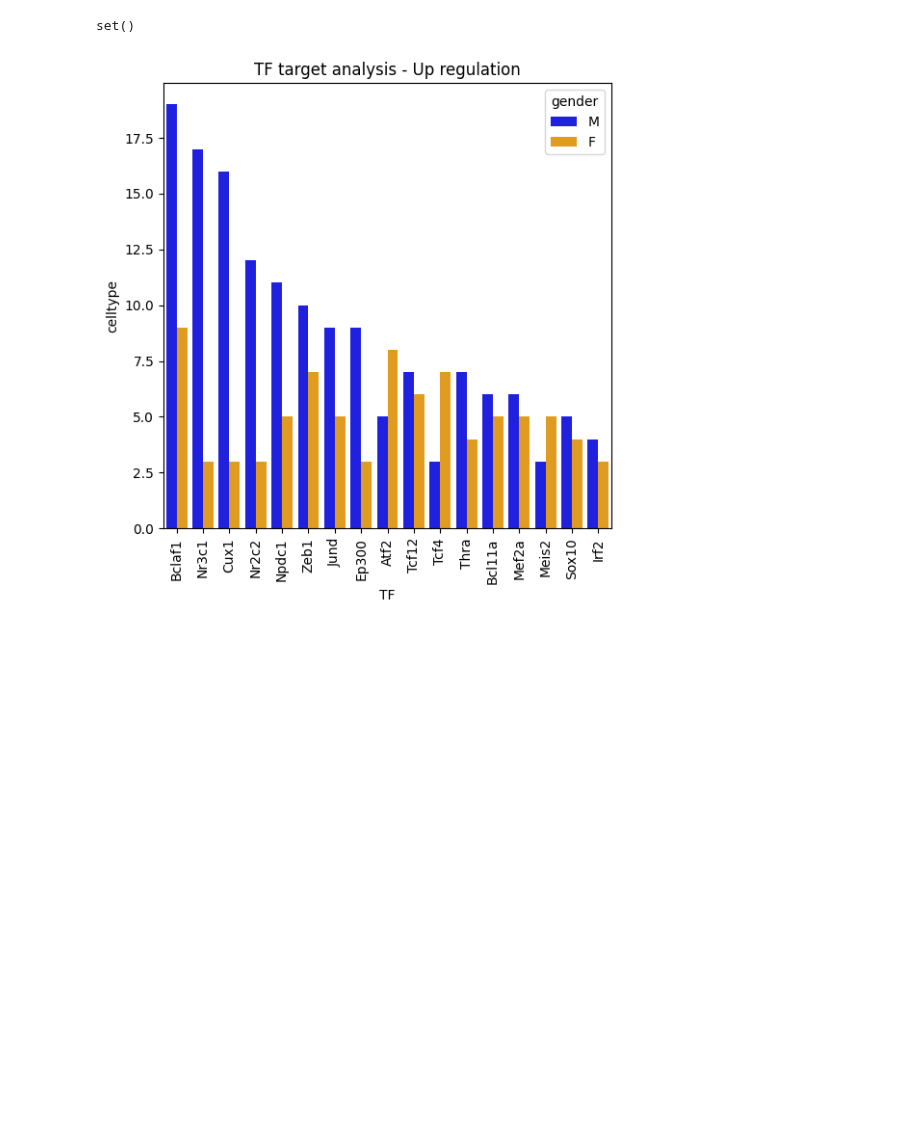
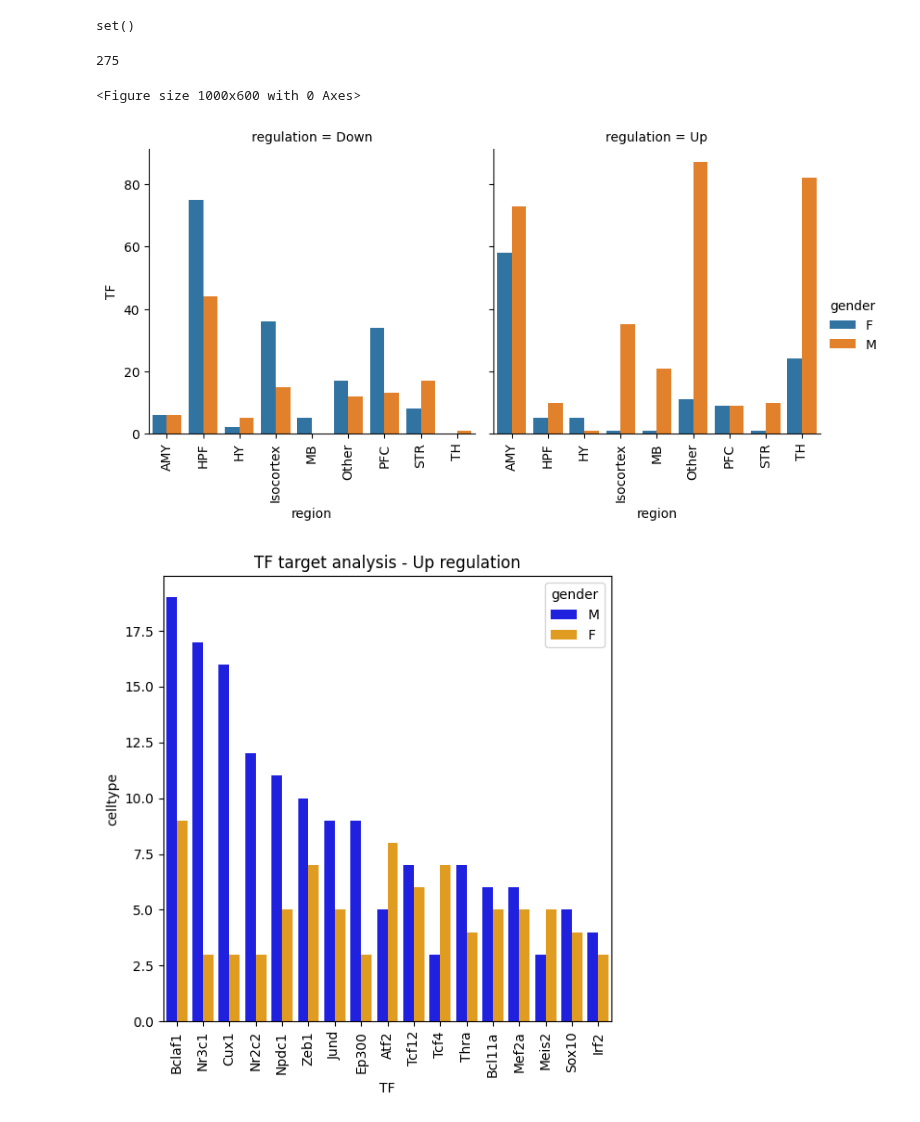
Before and after one commit to juychen/scmmd, a Jupyter notebook: 16analysisTFsn.ipynb, the cells around one changed output. Drawn from its saved outputs; the diff is of its cells as text; code cells hidden in the pictures; blank space fills up the shorter version.

```diff
--- a/16analysisTFsn.ipynb
+++ b/16analysisTFsn.ipynb
@@ -464,8 +464,25 @@ if (not os.path.exists(f'{outdir}/TFtarget_analysis_ovlp_significant_selected.cs
     result_ovlp_selected.to_csv(f'{outdir}/TFtarget_analysis_ovlp_significant_selected.csv', index=False)
 else:
     result_ovlp_selected = pd.read_csv(f'{outdir}/TFtarget_analysis_ovlp_significant_selected.csv')
+# %%
+len(result_ovlp_selected.TF.unique())
+# %% [output]
+275
 # %%
-group_ovp = result_ovlp_selected.groupby(['TF','gender','regulation']).count().reset_index().sort_values(by='AUC_t', ascending=False)
+region_info = result_ovlp_selected.groupby(['region','gender','regulation']).nunique()['TF'].reset_index()
+# %%
+# figure size of catplot of sns
+plt.figure(figsize=(10, 6))
+# why the plt.figure(figsize not work?
+# sns.catplot(data=region_info, x='region', y='TF', hue='gender', col='regulation', kind='bar', height=4, aspect=0.7)
+sns.catplot(data=region_info, x='region', y='TF', hue='gender', col='regulation', kind='bar', height=4, aspect=1)
+# rotate x-axis labels for all catsubplot
+for ax in plt.gcf().axes:
+    plt.sca(ax)
+    plt.xticks(rotation=90)
+# %% [output]
+<Figure size 1000x600 with 0 Axes>
+[figure, added]
 # %%
 def gen_result(result_ovlp_selected,by_col='celltype',regulation ='Up',n_threshold=2,overlap =True):
     df_all_results= pd.DataFrame()
```
Also changed, not shown: parts of 7 cells of this notebook, 1 other file.
